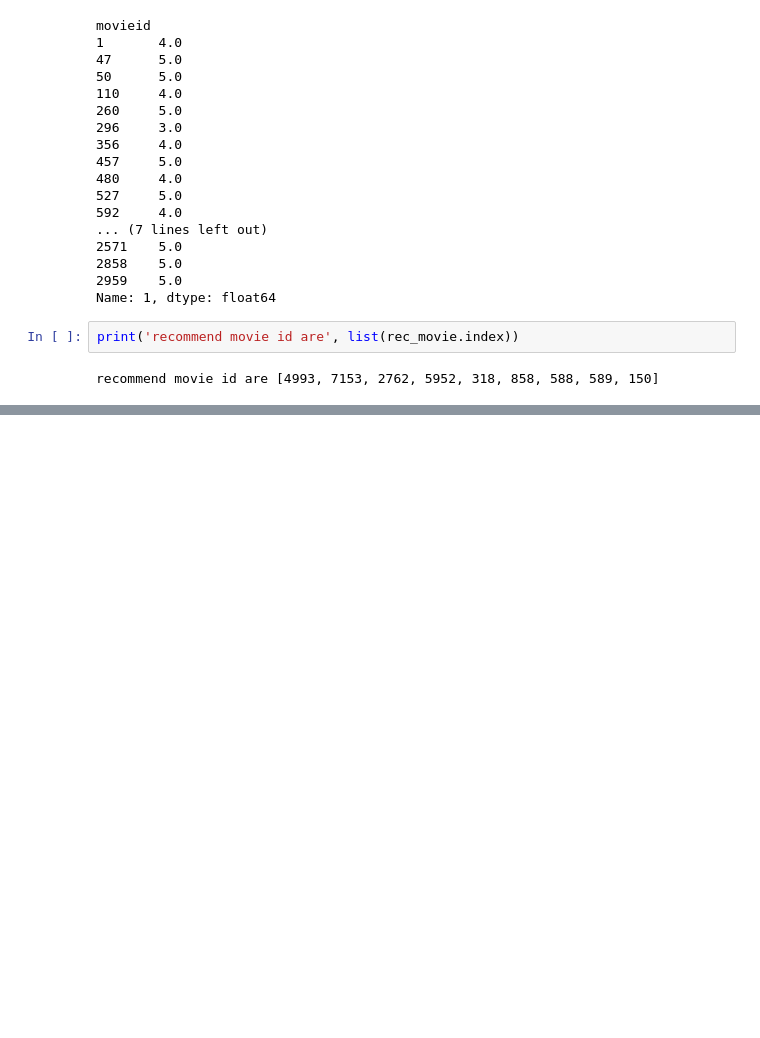
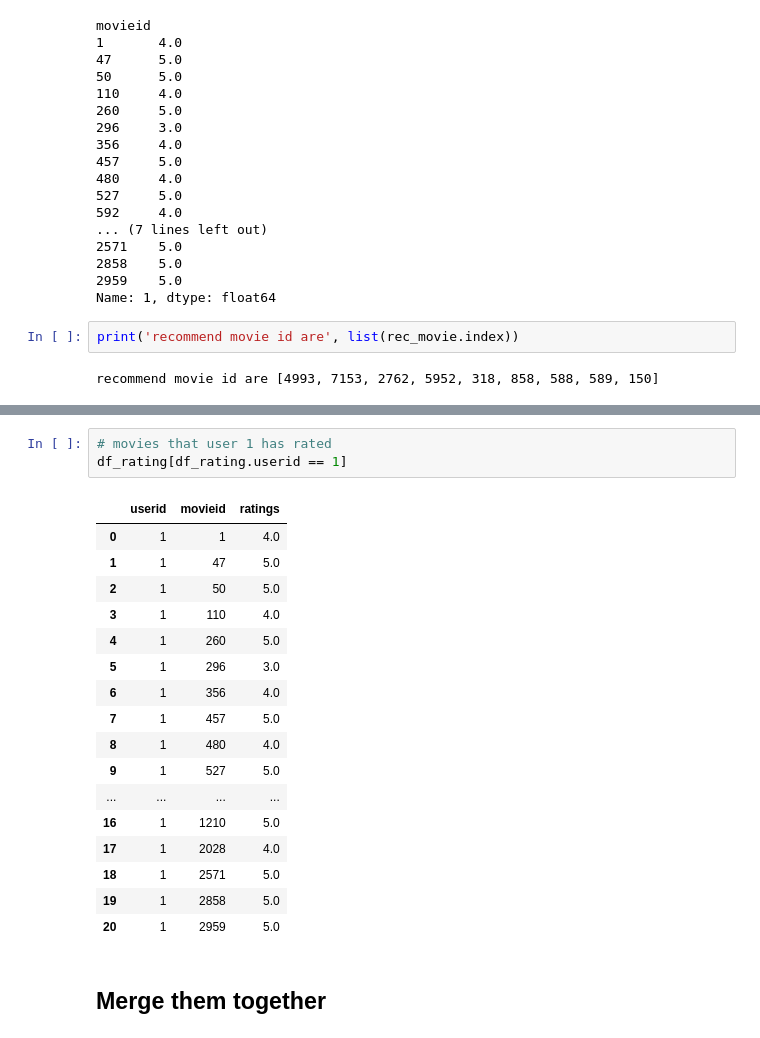
Before and after one commit to xiaolancara/Recommender-System, a Jupyter notebook: movie_recommender-system/Movie Algorithm- Item_based.ipynb, the cells around one changed output, grey strips where cells are left out. Saved outputs shown, nothing was run; the diff lists cells and outputs as text; blank space fills up the shorter version.

```diff
--- a/movie_recommender-system/Movie Algorithm- Item_based.ipynb
+++ b/movie_recommender-system/Movie Algorithm- Item_based.ipynb
@@ -195,0 +275,23 @@ recommend movie id are [4993, 7153, 2762, 5952, 318, 858, 588, 589, 150]
+# %%
+# movies that user 1 has rated
+df_rating[df_rating.userid == 1]
+# %% [output]
+|  | userid | movieid | ratings |
+| 0 | 1 | 1 | 4.0 |
+| 1 | 1 | 47 | 5.0 |
+| 2 | 1 | 50 | 5.0 |
+| 3 | 1 | 110 | 4.0 |
+| 4 | 1 | 260 | 5.0 |
+| 5 | 1 | 296 | 3.0 |
+| 6 | 1 | 356 | 4.0 |
+| 7 | 1 | 457 | 5.0 |
+| 8 | 1 | 480 | 4.0 |
+| 9 | 1 | 527 | 5.0 |
+| ... | ... | ... | ... |
+| 16 | 1 | 1210 | 5.0 |
+| 17 | 1 | 2028 | 4.0 |
+| 18 | 1 | 2571 | 5.0 |
+| 19 | 1 | 2858 | 5.0 |
+| 20 | 1 | 2959 | 5.0 |
+# %% [markdown]
+## Merge them together
```
Also changed, not shown: parts of 14 cells of this notebook, 1 other file.
